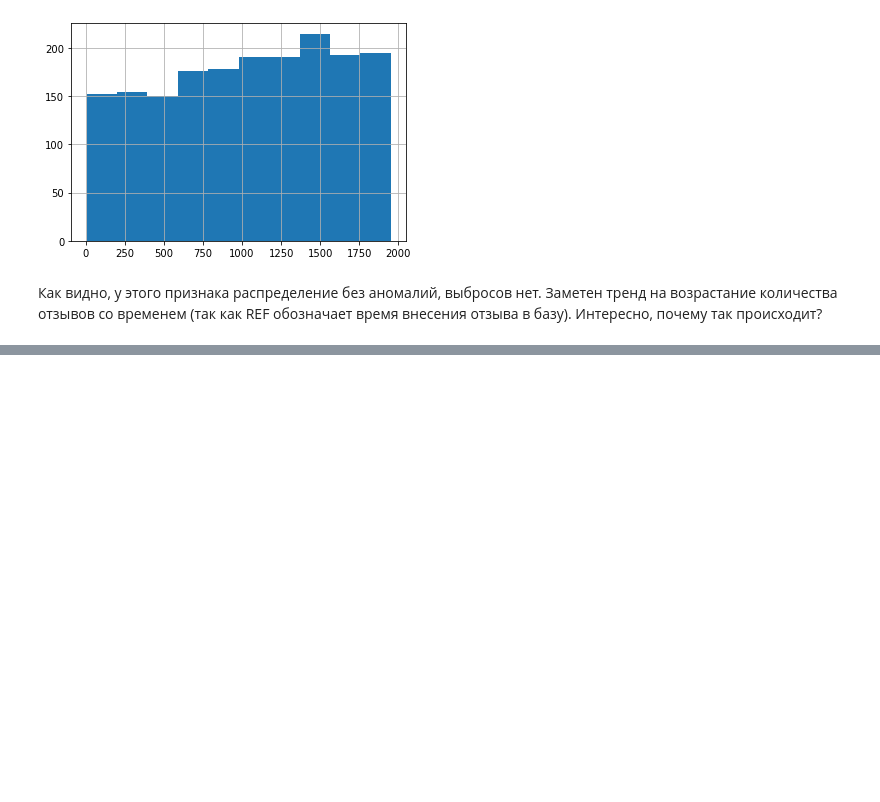
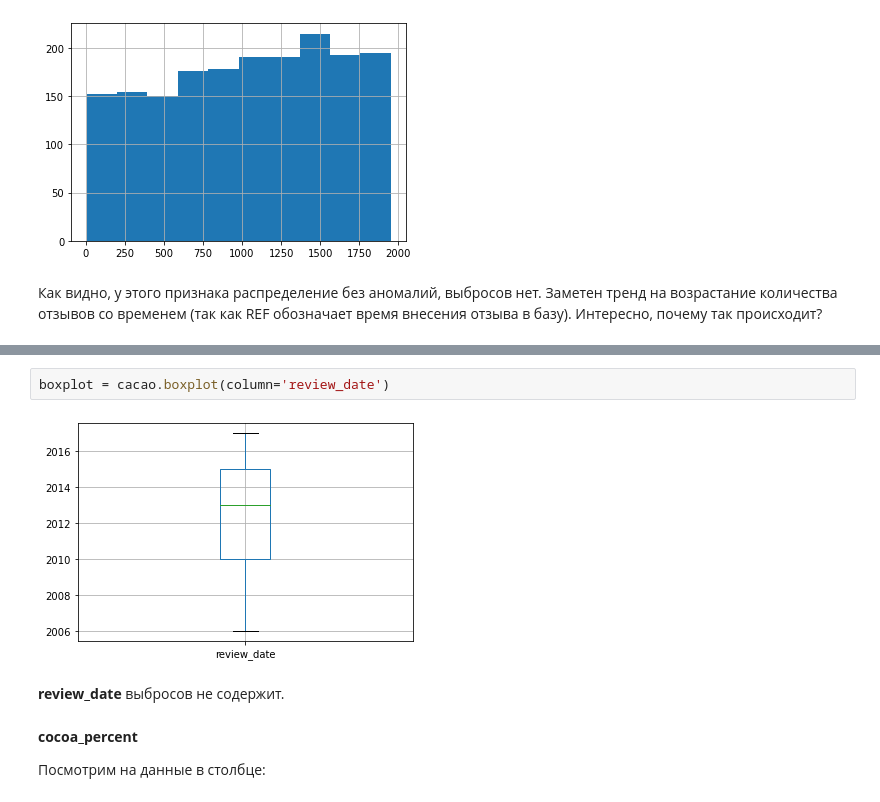
Before and after one commit to HippoCat/SF_Projects_DST-52_DK, a Jupyter notebook: module_02_EDA/Project_2._Exploratory_Data_Analysis_Chocolate.ipynb, the cells around one changed output, grey strips where cells are left out. Cells and saved outputs as stored; diff of their text form; blank space fills up the shorter version.

```diff
--- a/module_02_EDA/Project_2._Exploratory_Data_Analysis_Chocolate.ipynb
+++ b/module_02_EDA/Project_2._Exploratory_Data_Analysis_Chocolate.ipynb
@@ -228,0 +269,10 @@ Name: ref, dtype: float64
+# %%
+boxplot = cacao.boxplot(column='review_date')
+# %% [output]
+[figure, added]
+# %% [markdown]
+__review_date__ выбросов не содержит.
+# %% [markdown]
+__cocoa_percent__
+
+Посмотрим на данные в столбце:
```
Also changed, not shown: parts of 66 cells of this notebook, 4 other files.
